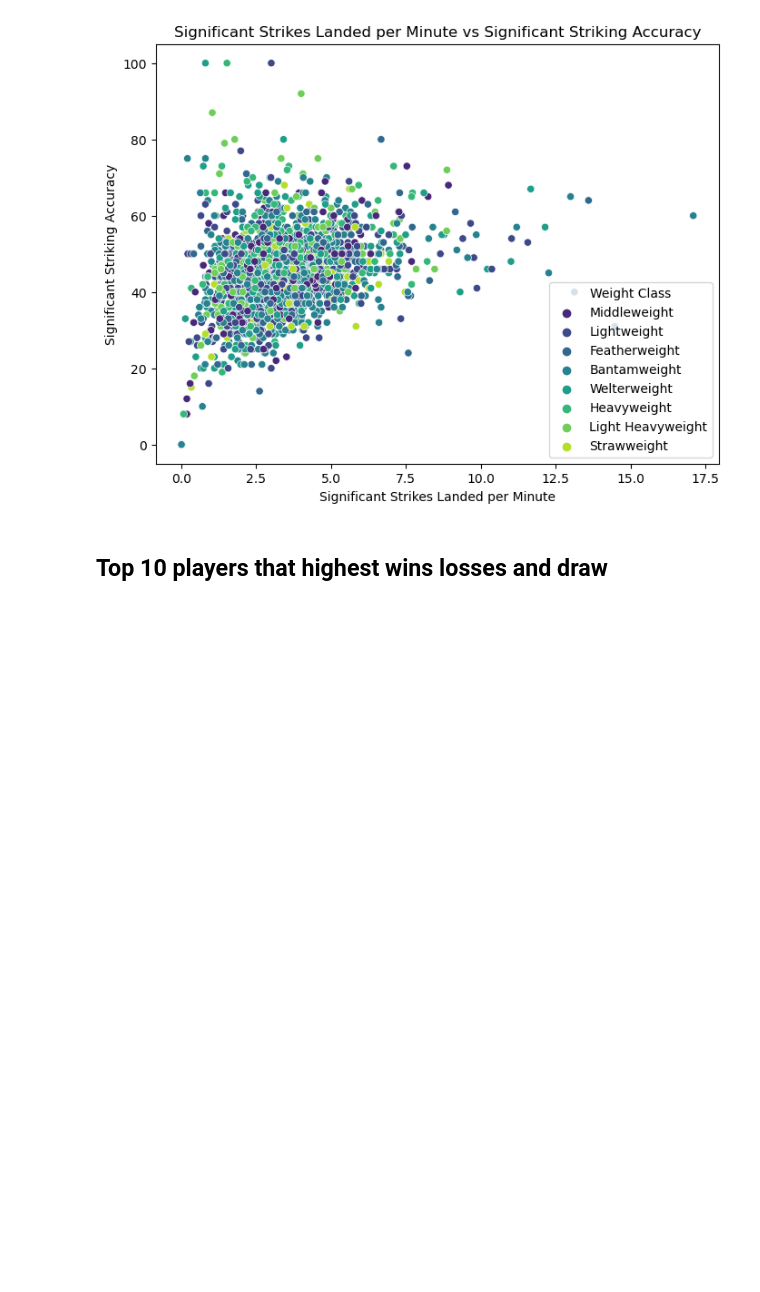
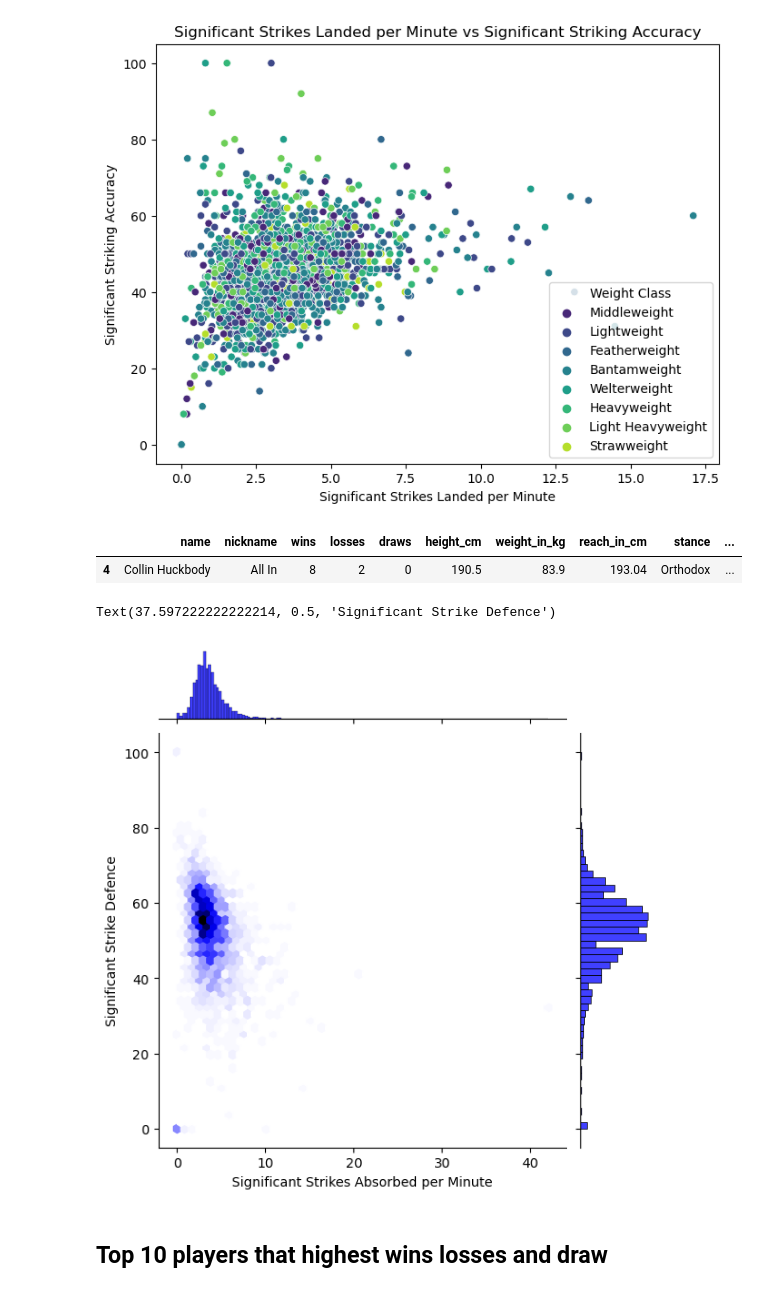
Before and after one commit to chanupadeshan/UFC-Fighters-Statistics-2024, a Jupyter notebook: main.ipynb, the cells around one changed output. Drawn from its saved outputs; the diff is of its cells as text; code cells hidden in the pictures; blank space fills up the shorter version.

Commit message:
significant_strikes_absorbed_per_minute vs  significant_strike_defence

```diff
--- a/main.ipynb
+++ b/main.ipynb
@@ -482,6 +482,19 @@ plt.ylabel("Significant Striking Accuracy")
 # %% [output]
 Text(0, 0.5, 'Significant Striking Accuracy')
 [figure]
+# %%
+df.head(1)
+# %% [output]
+|  | name | nickname | wins | losses | draws | height_cm | weight_in_kg | reach_in_cm | stance | ... |
+| 4 | Collin Huckbody | All In | 8 | 2 | 0 | 190.5 | 83.9 | 193.04 | Orthodox | ... |
+# %%
+sns.jointplot(x="significant_strikes_absorbed_per_minute",y="significant_strike_defence",data=df,kind="hex",color="blue")
+
+plt.xlabel("Significant Strikes Absorbed per Minute")
+plt.ylabel("Significant Strike Defence")
+# %% [output]
+Text(37.597222222222214, 0.5, 'Significant Strike Defence')
+[figure, added]
 # %% [markdown]
 ## **Top 10 players that highest wins losses and draw**
 # %% [markdown]
```
